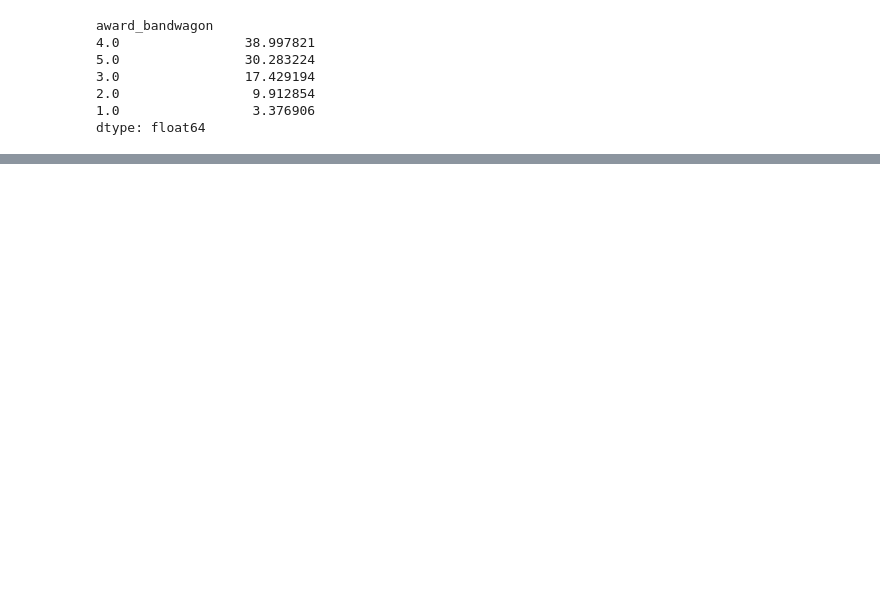
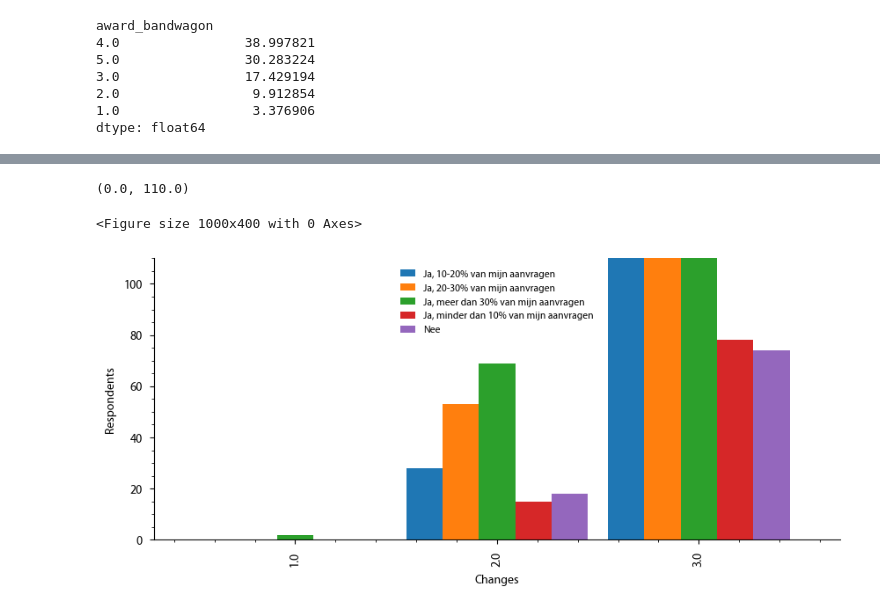
Before and after one commit to DeJongeAkademie/FundingConsultation2022, a Jupyter notebook: python/PVE_final_figures.ipynb, the cells around one changed output, grey strips where cells are left out. Drawn from its saved outputs; the diff is of its cells as text; code cells hidden in the pictures; blank space fills up the shorter version.

```diff
--- a/python/PVE_final_figures.ipynb
+++ b/python/PVE_final_figures.ipynb
@@ -336,0 +439,18 @@ dtype: float64
+# %%
+## Extra analysis Fig 12 for Maartje
+df_vals = df[['successful_applications', 'major_changes']].value_counts()#.astype(float)
+df_vals = df_vals.unstack('successful_applications')
+df_vals.sum()
+df_vals.sum().sum()
+df_vals.to_excel("funding_consultation_final_plots_fig12_recomputed_for_Maartje.xlsx")
+# %%
+plt.figure()
+ax = df_vals.plot.bar(stacked=False, width=0.9);
+ax.set_ylabel('Respondents')
+ax.set_xlabel('Changes')
+ax.legend(ncol=1, loc='upper center')
+ax.set_ylim(0, 110)
+# %% [output]
+(0.0, 110.0)
+<Figure size 1000x400 with 0 Axes>
+[figure, added]
```
Also changed, not shown: parts of 8 cells of this notebook.
